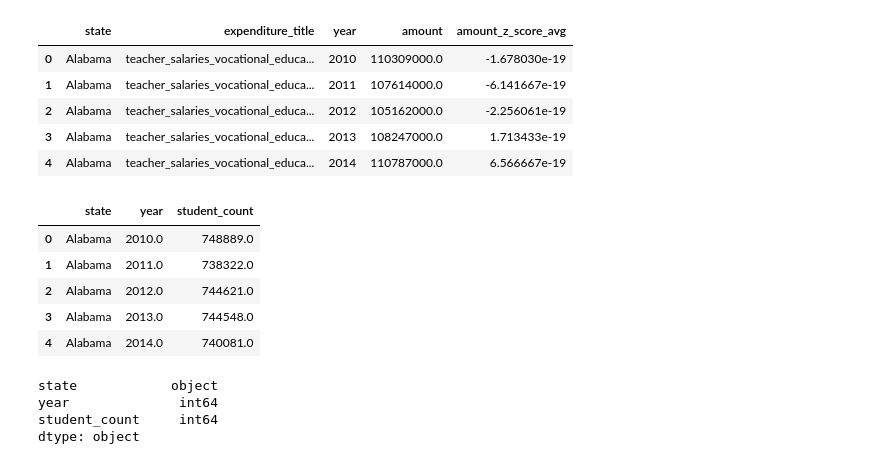
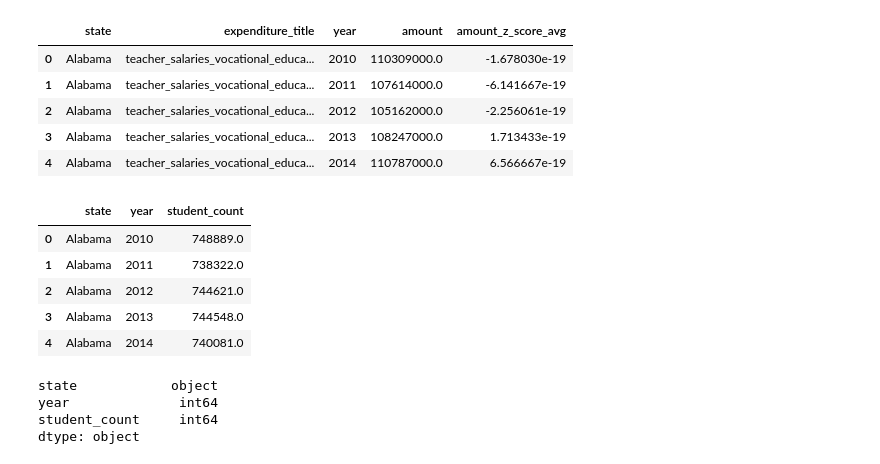
Before and after one commit to jacobc5266/NCES_Data_Set, a Jupyter notebook: src/LEA_Finance_Data_Visualizations_v2.ipynb, the cells around one changed output. Drawn from its saved outputs; the diff is of its cells as text; code cells hidden in the pictures.

```diff
--- a/src/LEA_Finance_Data_Visualizations_v2.ipynb
+++ b/src/LEA_Finance_Data_Visualizations_v2.ipynb
@@ -151,16 +172,28 @@ INNER JOIN entity.entity as e
 GROUP BY e.state, stats.year
 ORDER BY e.state, stats.year;
 """
-# %%
-student_counts_by_state_year = execute_sql(query, conn)
-student_counts_by_state_year.head()
-# %% [output]
-|  | state | year | student_count |
-| 0 | Alabama | 2010.0 | 748889.0 |
-| 1 | Alabama | 2011.0 | 738322.0 |
-| 2 | Alabama | 2012.0 | 744621.0 |
-| 3 | Alabama | 2013.0 | 744548.0 |
-| 4 | Alabama | 2014.0 | 740081.0 |
+# %%
+if database_setup_bool:
+    student_counts_by_state_year = execute_sql(query, conn)
+else:
+    try:
+        student_counts_by_state_year = pd.read_csv(os.path.join('..','student_counts_by_state.csv'))
+    except FileNotFoundError:
+        print("CSV file 'student_counts_by_state.csv' not found. Please ensure the file is in the correct directory.")
+        raise  # Reraise the exception to stop the notebook
+    except Exception as e:
+        print(f"An error occurred while loading the CSV file: {e}")
+        raise  # Reraise the exception to stop the notebook
+
+# Display the head of the DataFrame
+student_counts_by_state_year.head()
+# %% [output]
+|  | state | year | student_count |
+| 0 | Alabama | 2010 | 748889.0 |
+| 1 | Alabama | 2011 | 738322.0 |
+| 2 | Alabama | 2012 | 744621.0 |
+| 3 | Alabama | 2013 | 744548.0 |
+| 4 | Alabama | 2014 | 740081.0 |
 # %%
 student_counts_by_state_year['year'] = student_counts_by_state_year['year'].astype(int)
 student_counts_by_state_year['student_count'] = student_counts_by_state_year['student_count'].astype(int)
```
Also changed, not shown: parts of 52 cells of this notebook, 2 other files.
